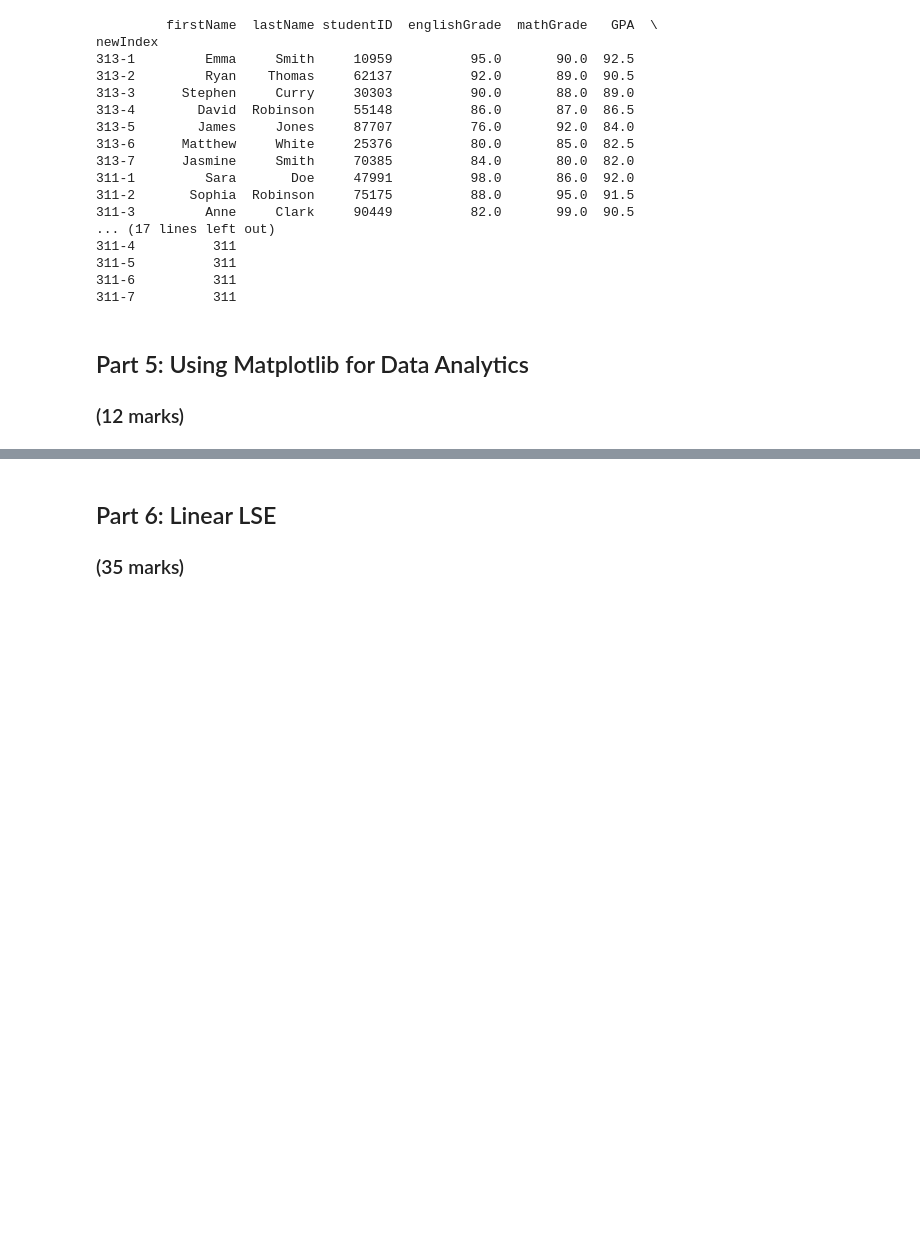
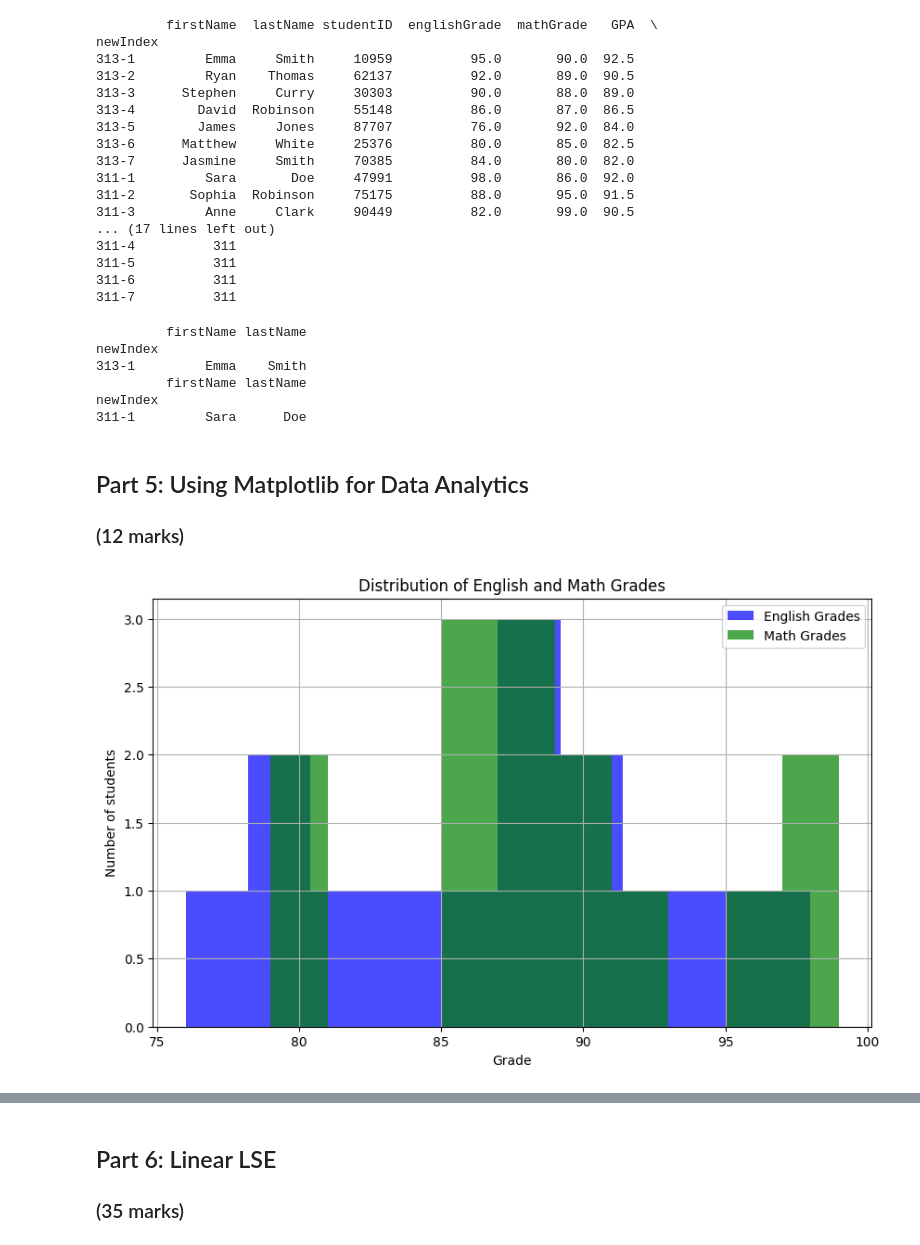
Before and after one commit to andrew-thai08/ENGG680_2025_Fall, a Jupyter notebook: Lab_Assignment1/Assignment1.ipynb, the cells around one changed output, grey strips where cells are left out. Cells and saved outputs as stored; diff of their text form; code cells hidden in the pictures; blank space fills up the shorter version.

```diff
--- a/Lab_Assignment1/Assignment1.ipynb
+++ b/Lab_Assignment1/Assignment1.ipynb
@@ -599,7 +603,17 @@ newIndex
 # %%
 # Given df_studentsGPASorted_homeroom, please find and print the students with the highest GPA in each homeroom using the .loc method.
 # (2 marks)
-#
+top_studenthomeroom313 = df_studentsGPASorted_homeroom.loc[['313-1'],['firstName','lastName']]
+top_studenthomeroom311 = df_studentsGPASorted_homeroom.loc[['311-1'],['firstName','lastName']]
+print(top_studenthomeroom313)
+print(top_studenthomeroom311)
+# %% [output]
+         firstName lastName
+newIndex
+313-1         Emma    Smith
+         firstName lastName
+newIndex
+311-1         Sara      Doe
 # %% [markdown]
 ## Part 5: Using Matplotlib for Data Analytics
 ### (12 marks)
@@ -610,27 +624,34 @@ import matplotlib.pyplot as plt
 # %%
 # Let's use matplotlib to display a histogram of the grades distribution
 # Histograms are useful for seeing the distribution of the students grades
 
 plt.figure(figsize=(10, 6))
 plt.hist(df_studentGrades['englishGrade'], bins=10, alpha=0.7, label='English Grades', color='blue')
 
 # Step 1: Use the line above as reference to create a histogram for the math grades
 # (1 mark)
-#
+
+plt.hist(df_studentGrades['mathGrade'], bins=10, alpha=0.7, label='Math Grades', color='green')
 
 # Step 2: Ensure that your plot is descriptive, so use labels (x and y axis), a title, and a legend.
 # Hint: Use the matplotlib .legend(loc='<location>') to add and place the legend.
 # You can use 'upper left', 'upper right', 'lower left', and 'lower right' to specify the location.
 # (3 marks)
-#
+plt.xlabel('Grade')
+plt.ylabel('Number of students')
+plt.title('Distribution of English and Math Grades')
+plt.legend(loc='upper right')
 plt.grid(True)
 
 # Step 3: Use the .savefig('<image_title>'.png) to output an image file of the histogram.
 # Please be sure to use a descriptive title!
 # (1 mark)
 #
+plt.savefig('grade_distribution.png')
 
 plt.show()
+# %% [output]
+[figure, added]
 # %%
 # Let's also use matplotlib to display a scatter plot of English vs. Math grades
 # Scatter plots are useful for seeing the relationship between two variables
```
Also changed, not shown: parts of 8 cells of this notebook.
